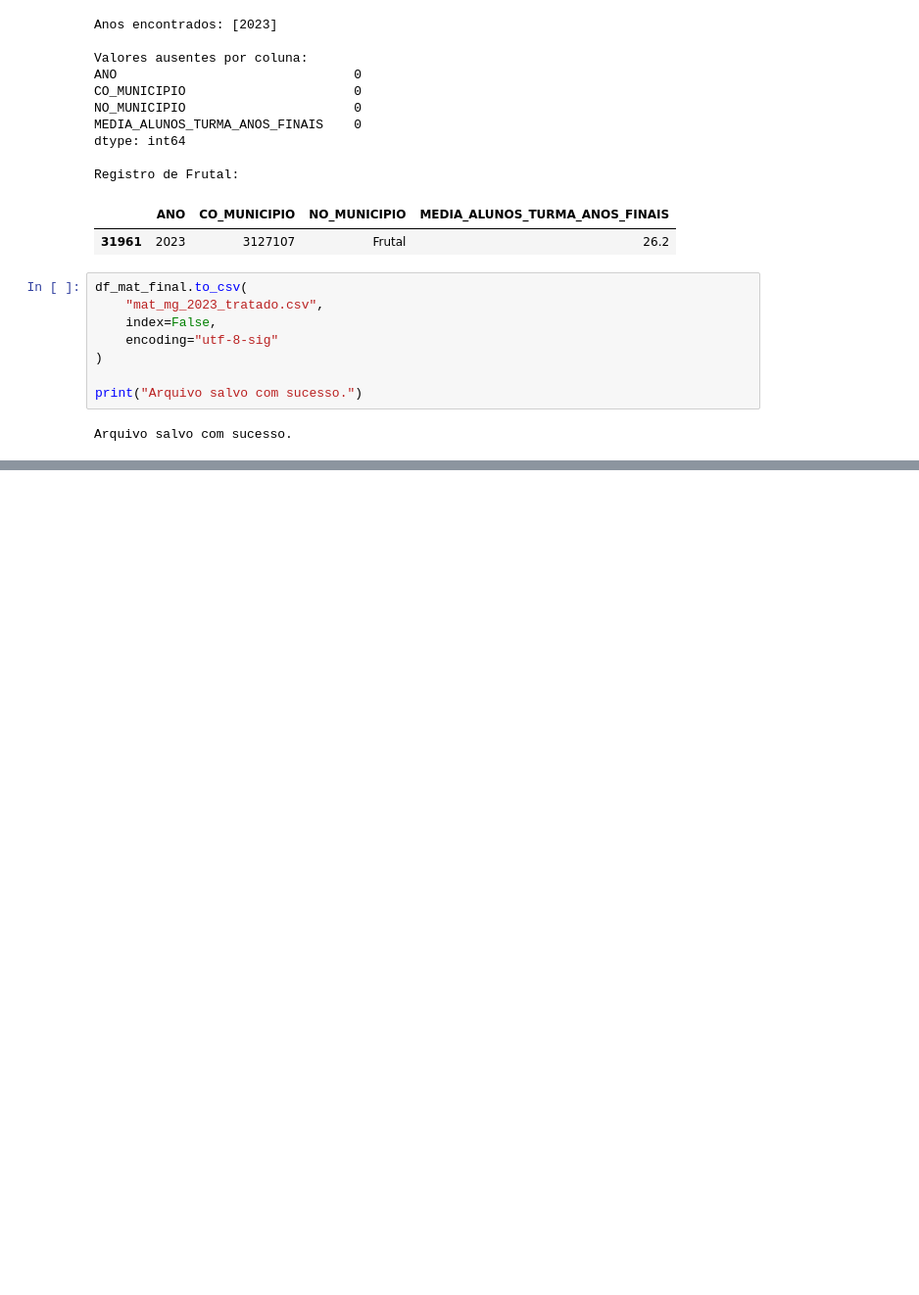
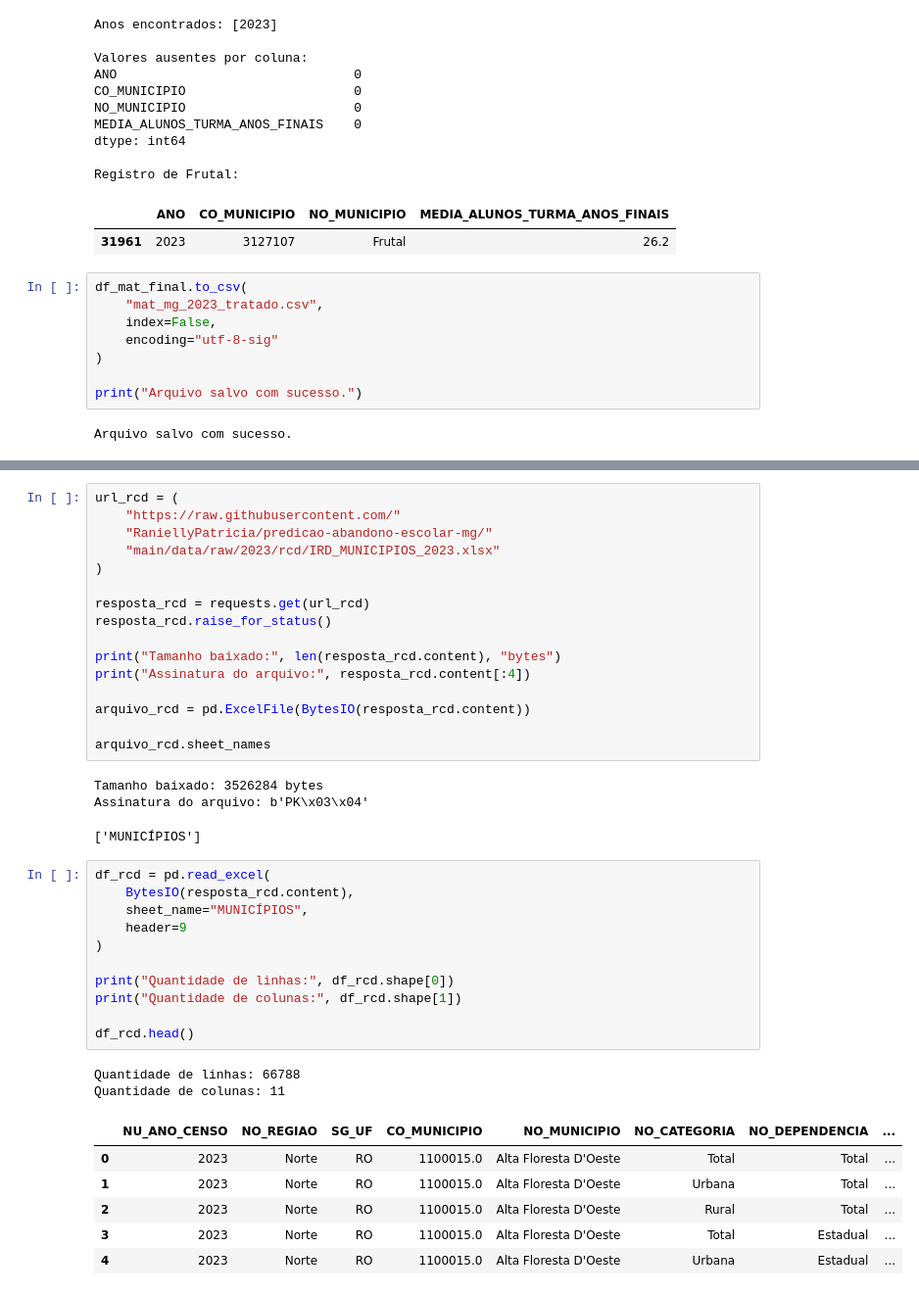
Before and after one commit to RaniellyPatricia/predicao-abandono-escolar-mg, a Jupyter notebook: notebooks/01_coleta_e_descricao.ipynb, the cells around one changed output, grey strips where cells are left out. Shown at 98% size. Drawn from its saved outputs; the diff is of its cells as text; blank space fills up the shorter version.

```diff
--- a/notebooks/01_coleta_e_descricao.ipynb
+++ b/notebooks/01_coleta_e_descricao.ipynb
@@ -697,0 +704,40 @@ files.download("mat_mg_2023_tratado.csv")
+# %%
+url_rcd = (
+    "https://raw.githubusercontent.com/"
+    "RaniellyPatricia/predicao-abandono-escolar-mg/"
+    "main/data/raw/2023/rcd/IRD_MUNICIPIOS_2023.xlsx"
+)
+
+resposta_rcd = requests.get(url_rcd)
+resposta_rcd.raise_for_status()
+
+print("Tamanho baixado:", len(resposta_rcd.content), "bytes")
+print("Assinatura do arquivo:", resposta_rcd.content[:4])
+
+arquivo_rcd = pd.ExcelFile(BytesIO(resposta_rcd.content))
+
+arquivo_rcd.sheet_names
+# %% [output]
+Tamanho baixado: 3526284 bytes
+Assinatura do arquivo: b'PK\x03\x04'
+['MUNICÍPIOS']
+# %%
+df_rcd = pd.read_excel(
+    BytesIO(resposta_rcd.content),
+    sheet_name="MUNICÍPIOS",
+    header=9
+)
+
+print("Quantidade de linhas:", df_rcd.shape[0])
+print("Quantidade de colunas:", df_rcd.shape[1])
+
+df_rcd.head()
+# %% [output]
+Quantidade de linhas: 66788
+Quantidade de colunas: 11
+|  | NU_ANO_CENSO | NO_REGIAO | SG_UF | CO_MUNICIPIO | NO_MUNICIPIO | NO_CATEGORIA | NO_DEPENDENCIA | ... |
+| 0 | 2023 | Norte | RO | 1100015.0 | Alta Floresta D'Oeste | Total | Total | ... |
+| 1 | 2023 | Norte | RO | 1100015.0 | Alta Floresta D'Oeste | Urbana | Total | ... |
+| 2 | 2023 | Norte | RO | 1100015.0 | Alta Floresta D'Oeste | Rural | Total | ... |
+| 3 | 2023 | Norte | RO | 1100015.0 | Alta Floresta D'Oeste | Total | Estadual | ... |
+| 4 | 2023 | Norte | RO | 1100015.0 | Alta Floresta D'Oeste | Urbana | Estadual | ... |
```
Also changed, not shown: parts of 11 cells of this notebook.
